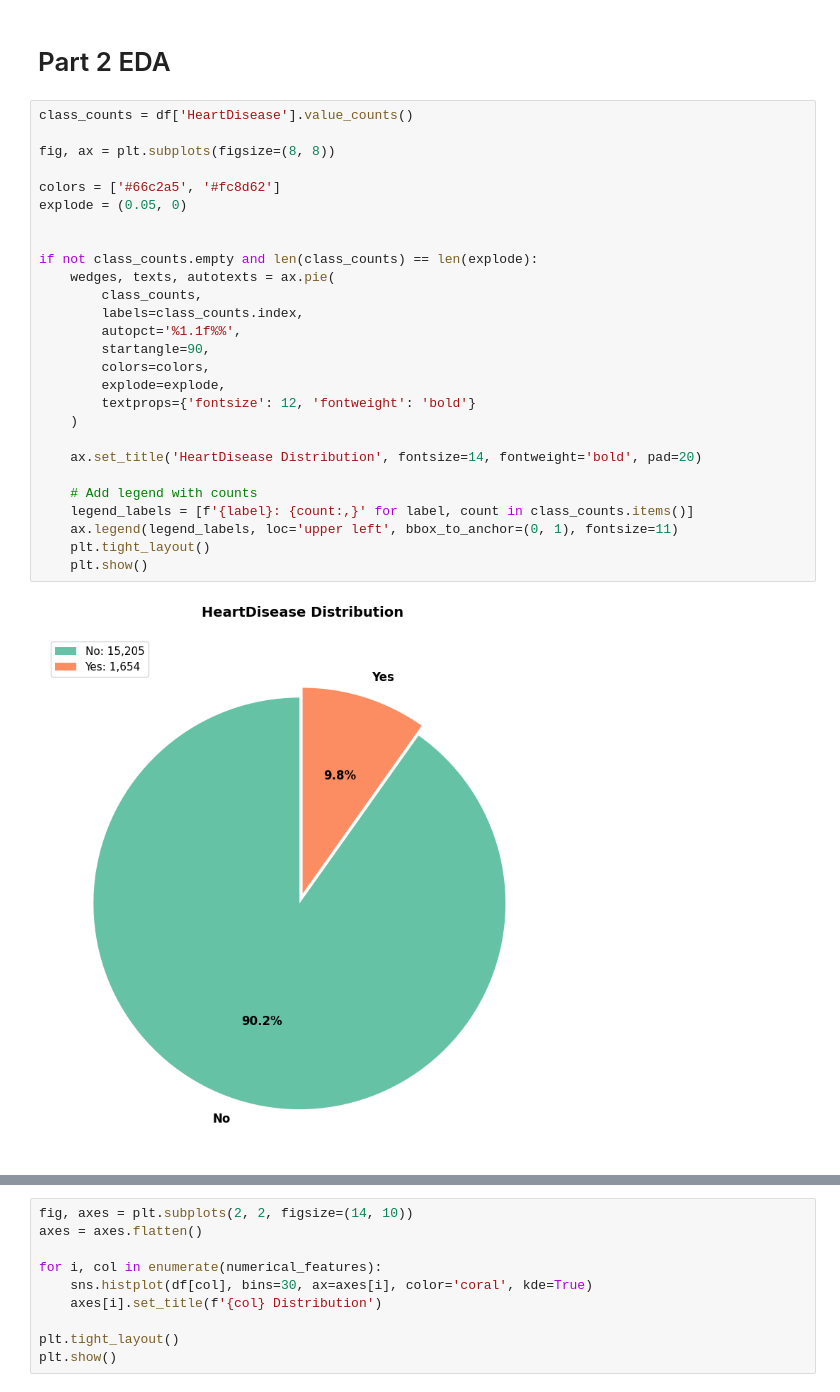
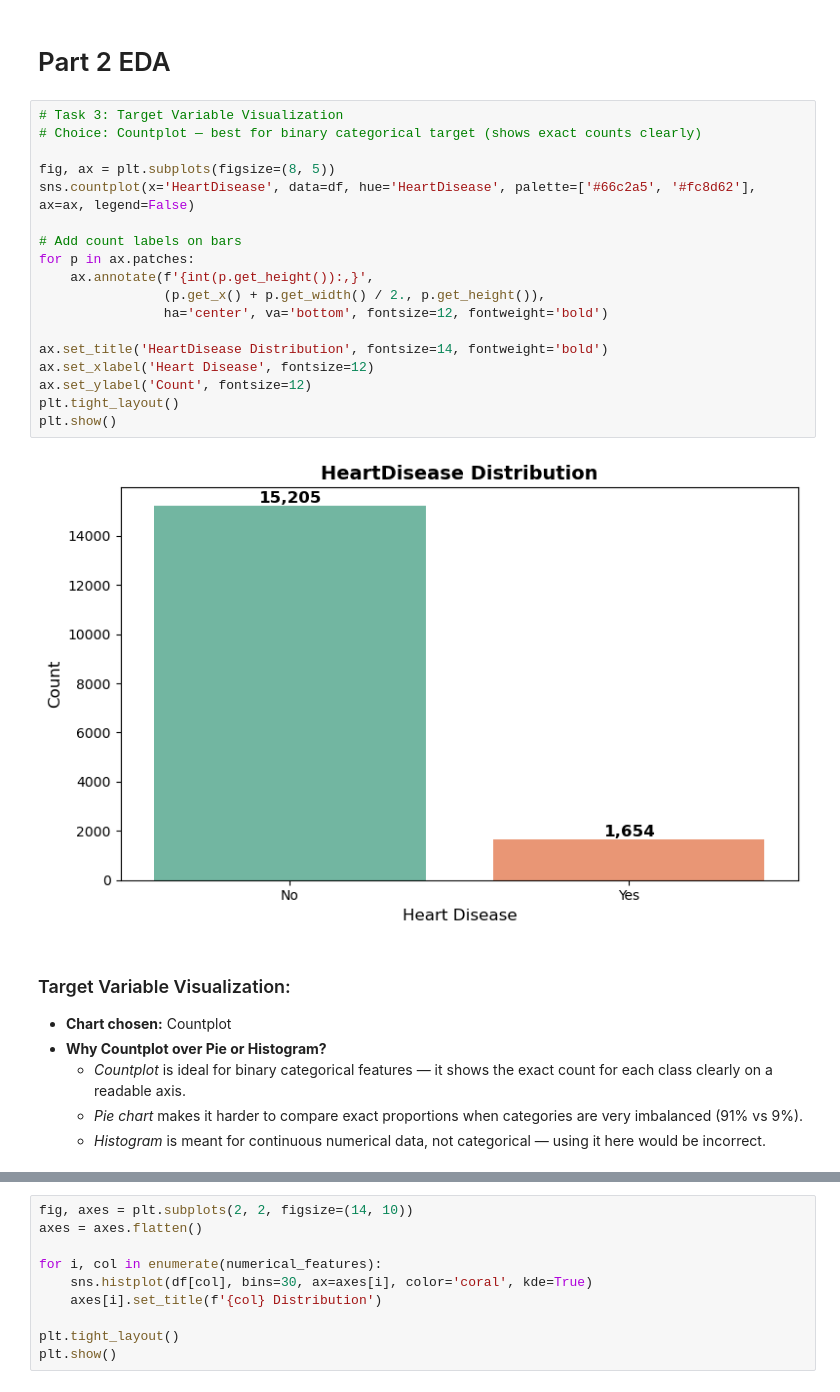
Before and after one commit to Zyad-A-tef/HeartDisease, a Jupyter notebook: HeartDisease.ipynb, the cells around one changed output, grey strips where cells are left out. Drawn from its saved outputs; the diff is of its cells as text.

```diff
--- a/HeartDisease.ipynb
+++ b/HeartDisease.ipynb
@@ -81,31 +104,29 @@ dtype: int64
 # %% [markdown]
 # Part 2 EDA
-# %%
-class_counts = df['HeartDisease'].value_counts()
-
-fig, ax = plt.subplots(figsize=(8, 8))
-
-colors = ['#66c2a5', '#fc8d62']
-explode = (0.05, 0)
-
-
-if not class_counts.empty and len(class_counts) == len(explode):
-    wedges, texts, autotexts = ax.pie(
-        class_counts,
-        labels=class_counts.index,
-        autopct='%1.1f%%',
-        startangle=90,
-        colors=colors,
-        explode=explode,
-        textprops={'fontsize': 12, 'fontweight': 'bold'}
-    )
-
-    ax.set_title('HeartDisease Distribution', fontsize=14, fontweight='bold', pad=20)
-
-    # Add legend with counts
-    legend_labels = [f'{label}: {count:,}' for label, count in class_counts.items()]
-    ax.legend(legend_labels, loc='upper left', bbox_to_anchor=(0, 1), fontsize=11)
-    plt.tight_layout()
-    plt.show()
-# %% [output]
-[figure, removed]
+# %%
+# Task 3: Target Variable Visualization
+# Choice: Countplot — best for binary categorical target (shows exact counts clearly)
+
+fig, ax = plt.subplots(figsize=(8, 5))
+sns.countplot(x='HeartDisease', data=df, hue='HeartDisease', palette=['#66c2a5', '#fc8d62'], ax=ax, legend=False)
+
+# Add count labels on bars
+for p in ax.patches:
+    ax.annotate(f'{int(p.get_height()):,}',
+                (p.get_x() + p.get_width() / 2., p.get_height()),
+                ha='center', va='bottom', fontsize=12, fontweight='bold')
+
+ax.set_title('HeartDisease Distribution', fontsize=14, fontweight='bold')
+ax.set_xlabel('Heart Disease', fontsize=12)
+ax.set_ylabel('Count', fontsize=12)
+plt.tight_layout()
+plt.show()
+# %% [output]
+[figure, added]
+# %% [markdown]
+### Target Variable Visualization:
+* **Chart chosen:** Countplot
+* **Why Countplot over Pie or Histogram?**
+    * *Countplot* is ideal for binary categorical features — it shows the exact count for each class clearly on a readable axis.
+    * *Pie chart* makes it harder to compare exact proportions when categories are very imbalanced (91% vs 9%).
+    * *Histogram* is meant for continuous numerical data, not categorical — using it here would be incorrect.
```
Also changed, not shown: parts of 21 cells of this notebook.
